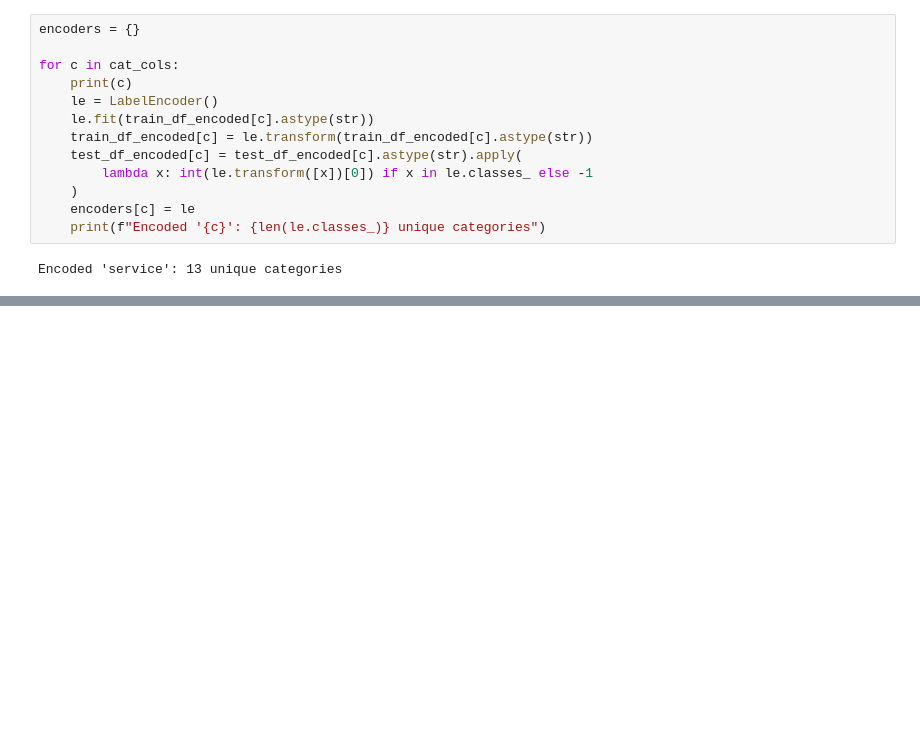
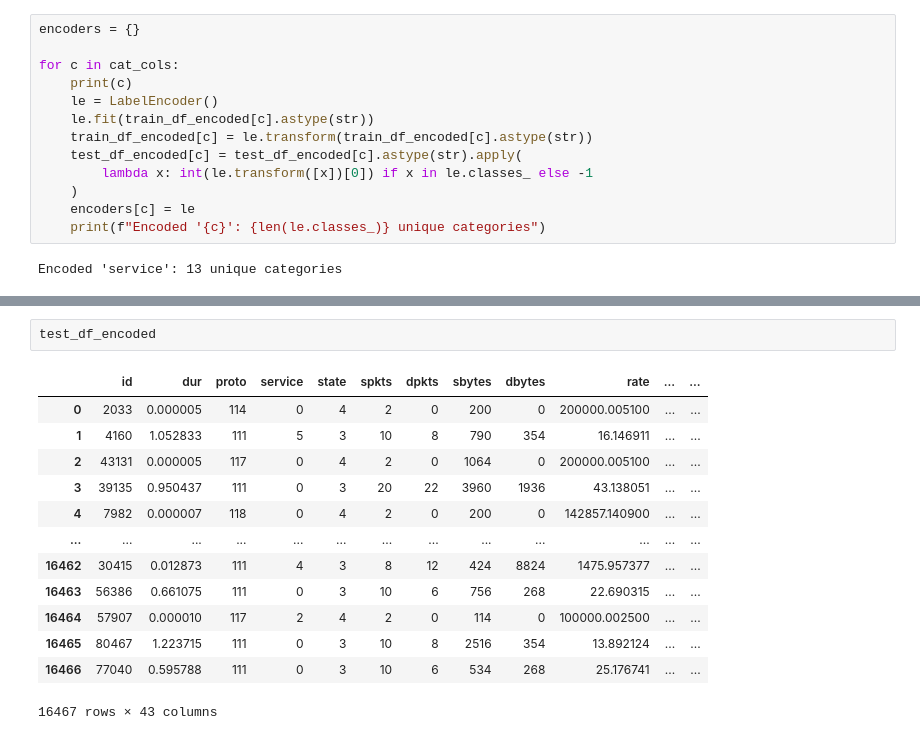
Before and after one commit to viciouss28/fsp_ml_project-, a Jupyter notebook: securenet.ipynb, the cells around one changed output, grey strips where cells are left out. Saved outputs shown, nothing was run; the diff lists cells and outputs as text; blank space fills up the shorter version.

```diff
--- a/securenet.ipynb
+++ b/securenet.ipynb
@@ -428,0 +459,16 @@ Index(['sttl', 'state', 'ct_dst_sport_ltm', 'ct_src_dport_ltm', 'rate',
+# %%
+test_df_encoded
+# %% [output]
+|  | id | dur | proto | service | state | spkts | dpkts | sbytes | dbytes | rate | ... | ... |
+| 0 | 2033 | 0.000005 | 114 | 0 | 4 | 2 | 0 | 200 | 0 | 200000.005100 | ... | ... |
+| 1 | 4160 | 1.052833 | 111 | 5 | 3 | 10 | 8 | 790 | 354 | 16.146911 | ... | ... |
+| 2 | 43131 | 0.000005 | 117 | 0 | 4 | 2 | 0 | 1064 | 0 | 200000.005100 | ... | ... |
+| 3 | 39135 | 0.950437 | 111 | 0 | 3 | 20 | 22 | 3960 | 1936 | 43.138051 | ... | ... |
+| 4 | 7982 | 0.000007 | 118 | 0 | 4 | 2 | 0 | 200 | 0 | 142857.140900 | ... | ... |
+| ... | ... | ... | ... | ... | ... | ... | ... | ... | ... | ... | ... | ... |
+| 16462 | 30415 | 0.012873 | 111 | 4 | 3 | 8 | 12 | 424 | 8824 | 1475.957377 | ... | ... |
+| 16463 | 56386 | 0.661075 | 111 | 0 | 3 | 10 | 6 | 756 | 268 | 22.690315 | ... | ... |
+| 16464 | 57907 | 0.000010 | 117 | 2 | 4 | 2 | 0 | 114 | 0 | 100000.002500 | ... | ... |
+| 16465 | 80467 | 1.223715 | 111 | 0 | 3 | 10 | 8 | 2516 | 354 | 13.892124 | ... | ... |
+| 16466 | 77040 | 0.595788 | 111 | 0 | 3 | 10 | 6 | 534 | 268 | 25.176741 | ... | ... |
+16467 rows × 43 columns
```
Also changed, not shown: parts of 39 cells of this notebook, 2 other files.
